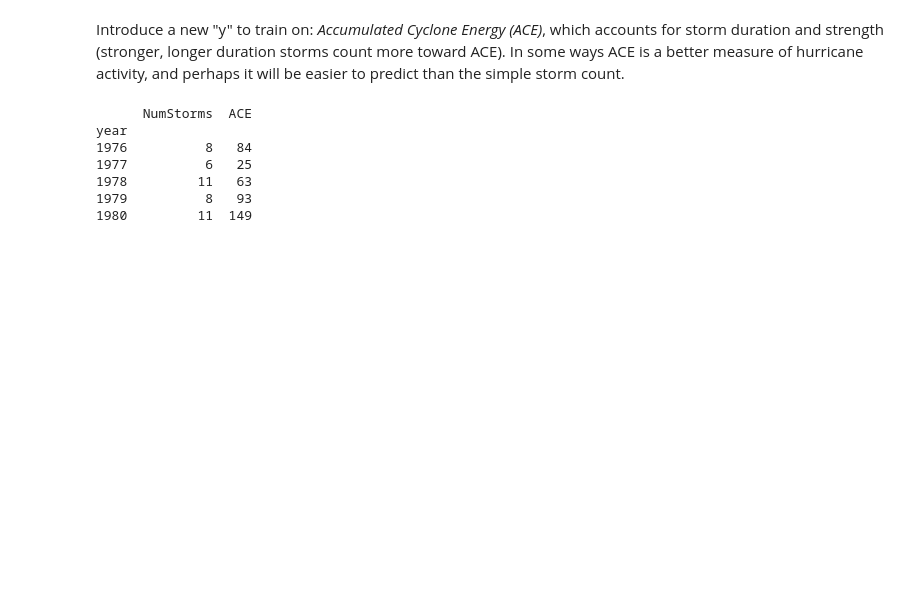
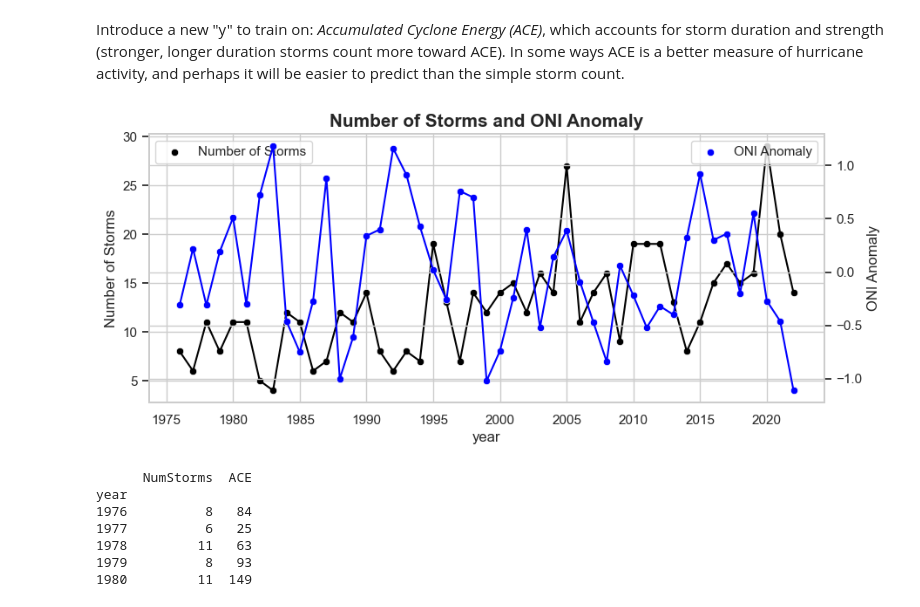
Before and after one commit to b-travis/Atlantic-Hurricane-Season-Forecasting, a Jupyter notebook: season_forecasting.ipynb, the cells around one changed output. Cells and saved outputs as stored; diff of their text form; code cells hidden in the pictures; blank space fills up the shorter version.

```diff
--- a/season_forecasting.ipynb
+++ b/season_forecasting.ipynb
@@ -303,6 +315,36 @@ ace0 = pd.read_csv('data/ace-north-atlantic-hurricanes.csv')
 ace = ace0[['Year','Acumulated cyclone energy index']].rename(columns={'Acumulated cyclone energy index':'ACE','Year':'year'}).set_index('year')
 y_wACE = pd.merge(y, ace, on='year')
 y_wACE = y_wACE.rename(columns={'TOTAL':'NumStorms'})
+# %%
+## Plotting the Number of Storms and ACE
+#fig, ax = plt.subplots(2, 1, figsize=(10, 8))
+plt.figure(figsize=(10, 4))
+sns.set(style = 'whitegrid')
+
+# Plot the actual values
+sns.scatterplot(data=y_wACE, x='year', y='NumStorms', color='black', label='Number of Storms')
+sns.lineplot(data=y_wACE, x='year', y='NumStorms', color='black')
+plt.ylabel('Number of Storms')
+
+ax2 = plt.twinx()
+sns.scatterplot(data = df, x='year', y='ONI_anom', color = 'blue', label = 'ONI Anomaly', ax = ax2)
+sns.lineplot(data = df, x='year', y ='ONI_anom', color = 'blue', ax=ax2)
+plt.ylabel('ONI Anomaly')
+
+# Add labels and title
+plt.xlabel('Year')
+plt.title('Number of Storms and ONI Anomaly', weight = 'bold', size = 15)
+plt.legend()
+
+# Customize the ticks and gridlines
+plt.gca().xaxis.set_major_locator(MultipleLocator(5))  # Set the ticks every 5 years
+plt.grid(True, which='both', axis='x')  # Ensure gridlines are visible
+
+# Display the plot
+plt.savefig('figures/EDA_NumStorms_and_ONI.png')
+plt.show()
+# %% [output]
+[figure, added]
 # %%
 X_train = X[X.index <= train_test_year_split]
 X_test = X[X.index > train_test_year_split]
```
Also changed, not shown: parts of 16 cells of this notebook, 11 other files.
